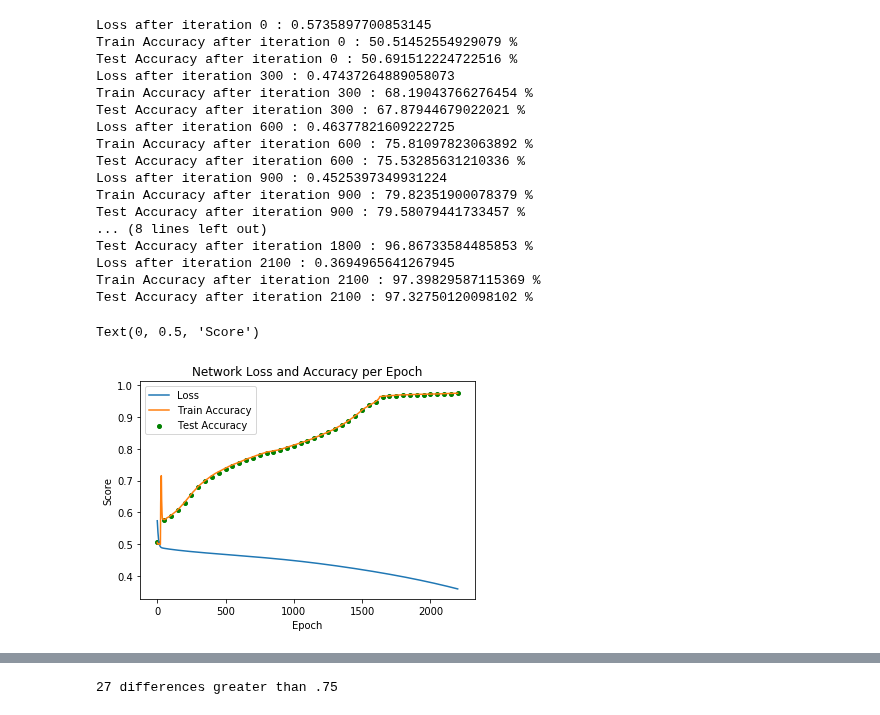
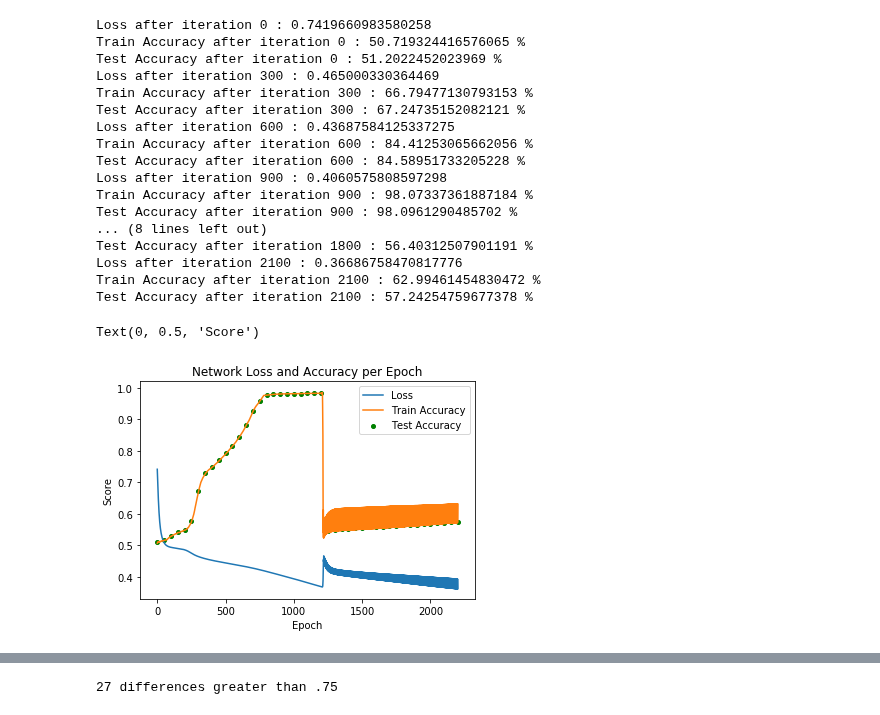
Before and after one commit to btannenw/CMS_machineLearning, a Jupyter notebook: leptonIdentificationNN/leptonIdNN_P2NegE2.ipynb, the cells around one changed output, grey strips where cells are left out. Cells and saved outputs as stored; diff of their text form; code cells hidden in the pictures.

```diff
--- a/leptonIdentificationNN/leptonIdNN_P2NegE2.ipynb
+++ b/leptonIdentificationNN/leptonIdNN_P2NegE2.ipynb
@@ -308,57 +308,41 @@ train_accuracies = []
 test_accuracies = []
 test_num = []
 
-w00s = []
-w01s = []
-w02s = []
-w03s = []
-w04s = []
-
-w10s = []
-w11s = []
-w12s = []
-w13s = []
-w14s = []
-
-b0s = []
-b1s = []
-b2s = []
-b3s = []
-b4s = []
-
 np.random.seed(0)
 # This is what we return at the end
-model = initialize_parameters(nn_input_dim=2, nn_hdim= 6, nn_output_dim= 2)
-model = train(model,train_data,train_labels,learning_rate=0.01,epochs=2201,print_loss=True)
+model = initialize_parameters(nn_input_dim=2, nn_hdim= 5, nn_output_dim= 2)
+model = train(model,train_data,train_labels,learning_rate=0.02,epochs=2201,print_loss=True)
 # %% [output]
-Loss after iteration 0 : 0.5735897700853145
-Train Accuracy after iteration 0 : 50.51452554929079 %
-Test Accuracy after iteration 0 : 50.691512224722516 %
-Loss after iteration 300 : 0.47437264889058073
-Train Accuracy after iteration 300 : 68.19043766276454 %
-Test Accuracy after iteration 300 : 67.87944679022021 %
-Loss after iteration 600 : 0.46377821609222725
-Train Accuracy after iteration 600 : 75.81097823063892 %
-Test Accuracy after iteration 600 : 75.53285631210336 %
-Loss after iteration 900 : 0.4525397349931224
-Train Accuracy after iteration 900 : 79.82351900078379 %
-Test Accuracy after iteration 900 : 79.58079441733457 %
+Loss after iteration 0 : 0.7419660983580258
+Train Accuracy after iteration 0 : 50.719324416576065 %
+Test Accuracy after iteration 0 : 51.2022452023969 %
+Loss after iteration 300 : 0.465000330364469
+Train Accuracy after iteration 300 : 66.79477130793153 %
+Test Accuracy after iteration 300 : 67.24735152082121 %
+Loss after iteration 600 : 0.43687584125337275
+Train Accuracy after iteration 600 : 84.41253065662056 %
+Test Accuracy after iteration 600 : 84.58951733205228 %
+Loss after iteration 900 : 0.4060575808597298
+Train Accuracy after iteration 900 : 98.07337361887184 %
+Test Accuracy after iteration 900 : 98.0961290485702 %
 ... (8 lines left out)
-Test Accuracy after iteration 1800 : 96.86733584485853 %
-Loss after iteration 2100 : 0.3694965641267945
-Train Accuracy after iteration 2100 : 97.39829587115369 %
-Test Accuracy after iteration 2100 : 97.32750120098102 %
+Test Accuracy after iteration 1800 : 56.40312507901191 %
+Loss after iteration 2100 : 0.36686758470817776
+Train Accuracy after iteration 2100 : 62.99461454830472 %
+Test Accuracy after iteration 2100 : 57.24254759677378 %
 # %%
 plt.plot(losses, label="Loss")
 plt.plot(train_accuracies, label="Train Accuracy")
 plt.scatter(test_num, test_accuracies, label="Test Accuracy", s=16, color="green")
+#plt.plot(test_accuracies, label="Test Accuracy")
+plt.plot()
 plt.legend()
 plt.title("Network Loss and Accuracy per Epoch")
 plt.xlabel("Epoch")
 plt.ylabel("Score")
 # %% [output]
 Text(0, 0.5, 'Score')
-[figure, old version]
+[figure, new version]
 # %%
 
 plt.plot((w00s-(w00s[0])), label="Weight 0.0")
```
Also changed, not shown: parts of 6 cells of this notebook, 3 other files.
